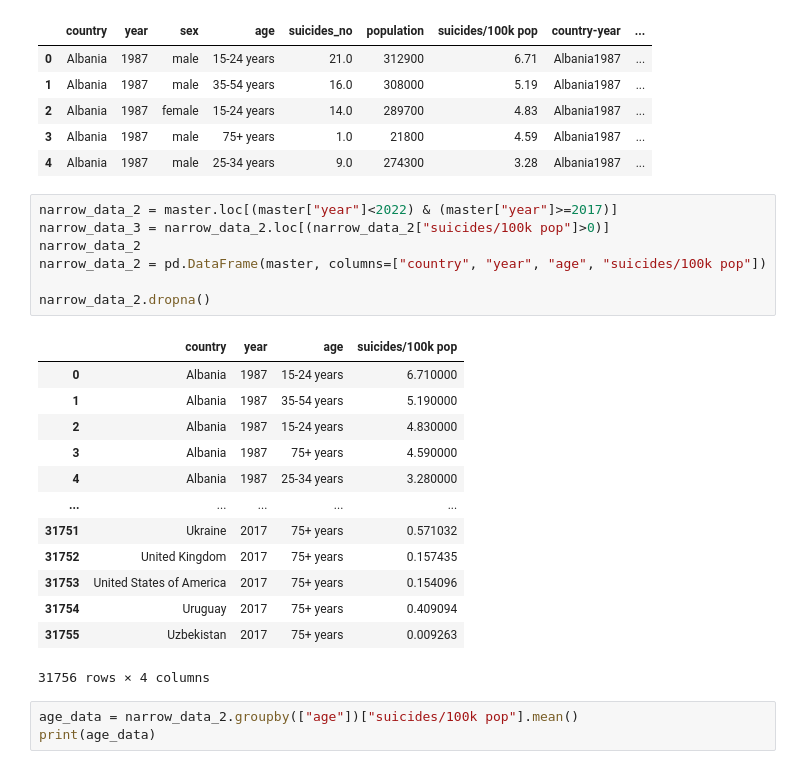
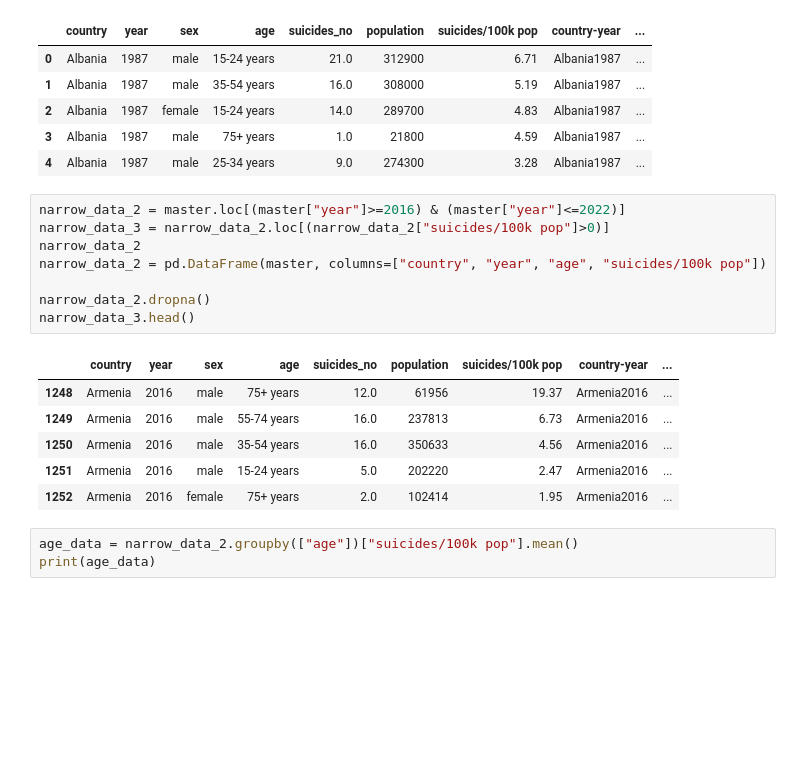
Before and after one commit to BirundhaVaratharajan/Project-1, a Jupyter notebook: Untitled.ipynb, the cells around one changed output. Cells and saved outputs as stored; diff of their text form; blank space fills up the shorter version.

```diff
--- a/Untitled.ipynb
+++ b/Untitled.ipynb
@@ -117,26 +118,20 @@ master.head()
 | 3 | Albania | 1987 | male | 75+ years | 1.0 | 21800 | 4.59 | Albania1987 | ... |
 | 4 | Albania | 1987 | male | 25-34 years | 9.0 | 274300 | 3.28 | Albania1987 | ... |
 # %%
-narrow_data_2 = master.loc[(master["year"]<2022) & (master["year"]>=2017)]
+narrow_data_2 = master.loc[(master["year"]>=2016) & (master["year"]<=2022)]
 narrow_data_3 = narrow_data_2.loc[(narrow_data_2["suicides/100k pop"]>0)]
 narrow_data_2
 narrow_data_2 = pd.DataFrame(master, columns=["country", "year", "age", "suicides/100k pop"])
 
 narrow_data_2.dropna()
+narrow_data_3.head()
 # %% [output]
-|  | country | year | age | suicides/100k pop |
-| 0 | Albania | 1987 | 15-24 years | 6.710000 |
-| 1 | Albania | 1987 | 35-54 years | 5.190000 |
-| 2 | Albania | 1987 | 15-24 years | 4.830000 |
-| 3 | Albania | 1987 | 75+ years | 4.590000 |
-| 4 | Albania | 1987 | 25-34 years | 3.280000 |
-| ... | ... | ... | ... | ... |
-| 31751 | Ukraine | 2017 | 75+ years | 0.571032 |
-| 31752 | United Kingdom | 2017 | 75+ years | 0.157435 |
-| 31753 | United States of America | 2017 | 75+ years | 0.154096 |
-| 31754 | Uruguay | 2017 | 75+ years | 0.409094 |
-| 31755 | Uzbekistan | 2017 | 75+ years | 0.009263 |
+|  | country | year | sex | age | suicides_no | population | suicides/100k pop | country-year | ... |
+| 1248 | Armenia | 2016 | male | 75+ years | 12.0 | 61956 | 19.37 | Armenia2016 | ... |
+| 1249 | Armenia | 2016 | male | 55-74 years | 16.0 | 237813 | 6.73 | Armenia2016 | ... |
+| 1250 | Armenia | 2016 | male | 35-54 years | 16.0 | 350633 | 4.56 | Armenia2016 | ... |
+| 1251 | Armenia | 2016 | male | 15-24 years | 5.0 | 202220 | 2.47 | Armenia2016 | ... |
+| 1252 | Armenia | 2016 | female | 75+ years | 2.0 | 102414 | 1.95 | Armenia2016 | ... |
-31756 rows × 4 columns
 # %%
 age_data = narrow_data_2.groupby(["age"])["suicides/100k pop"].mean()
 print(age_data)
```
Also changed, not shown: parts of 3 cells of this notebook, 2 other files.
